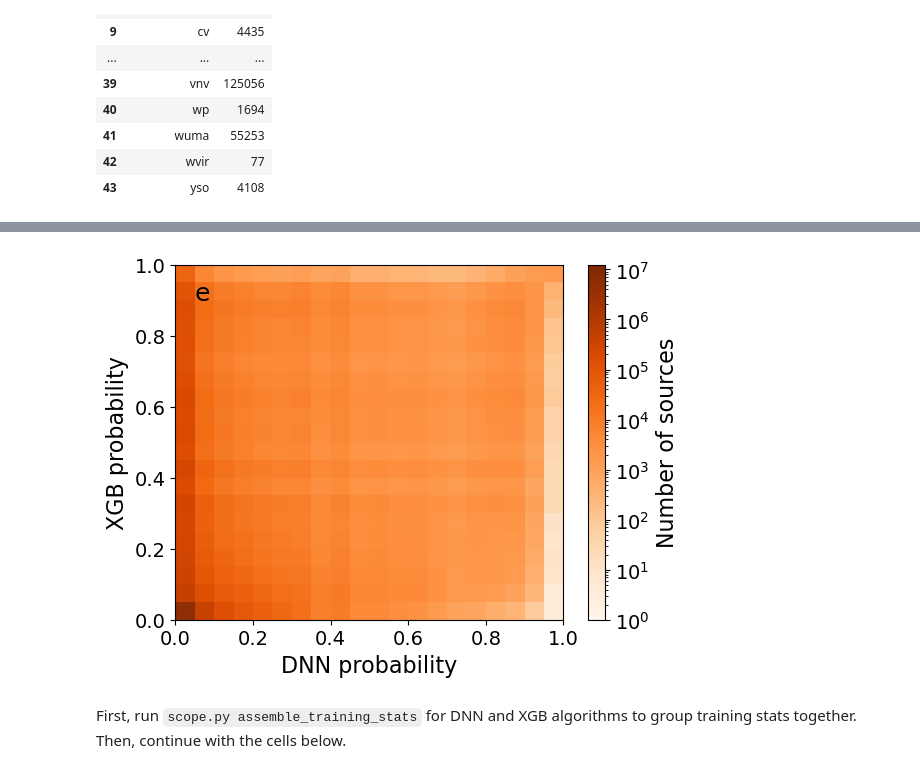
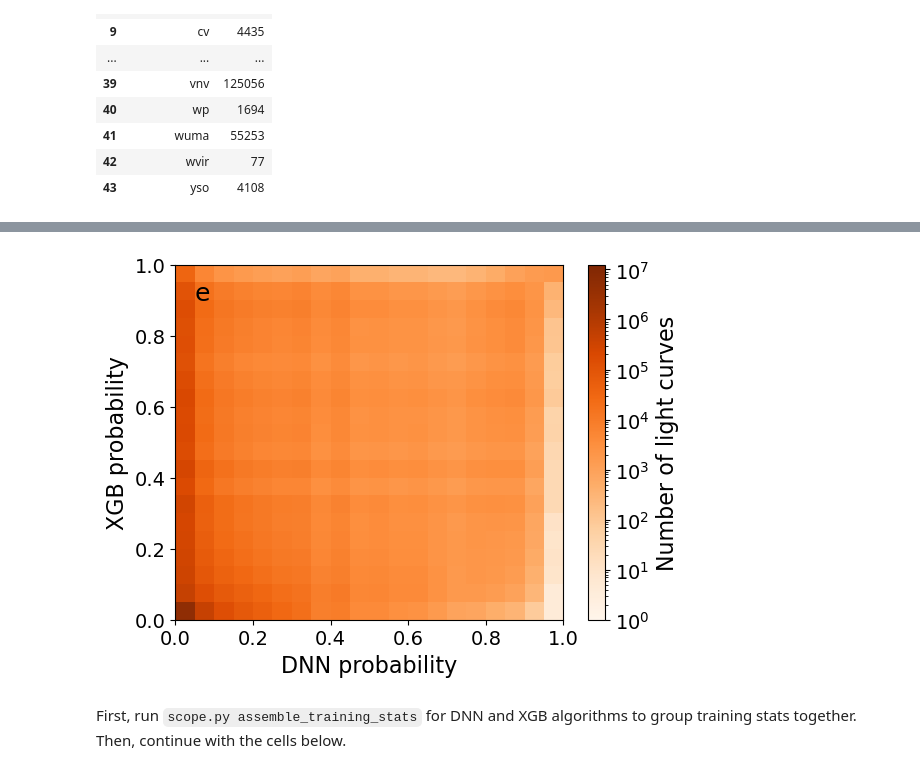
Before and after one commit to ZwickyTransientFacility/scope-ml, a Jupyter notebook: tools/SCoPe_data_analysis_plots.ipynb, the cells around one changed output, grey strips where cells are left out. Drawn from its saved outputs; the diff is of its cells as text; code cells hidden in the pictures.

```diff
--- a/tools/SCoPe_data_analysis_plots.ipynb
+++ b/tools/SCoPe_data_analysis_plots.ipynb
@@ -172,10 +162,12 @@ class_compare('e') #insert whichever classification
 # %%
 #function to compare dnn and xgb preds in a 2d histogram/heat map
 def heatmap(classif):
-    fig = plt.figure(figsize=(6,4.5))
     table = pd.DataFrame(columns = ['dnn', 'xgb'])
     table['dnn'] = dnn_xgb_preds[classif + '_dnn']
     table['xgb'] = dnn_xgb_preds[classif + '_xgb']
+    table['new'] = np.where(((table['dnn'] < threshold) & (table['xgb'] < threshold)) | ((table['dnn'] >= threshold) & (table['xgb'] >= threshold)), 'Agree', 'Disagree')
+
+    fig = plt.figure(figsize=(6,4.5))
     heat_plot = plt.hist2d(table['dnn'], table['xgb'], bins = [np.arange(0,1.05,1/20), np.arange(0,1.05,1/20)], norm = mpl.colors.LogNorm(vmin=1, vmax=len(dnn_xgb_preds)), cmap = mpl.cm.Oranges)
     plt.xlabel('DNN probability', fontsize=16)
     plt.ylabel('XGB probability', fontsize=16)
@@ -187,12 +179,19 @@ def heatmap(classif):
     plt.tight_layout()
     cbar = plt.colorbar()
     cbar.ax.tick_params(labelsize=14)
-    cbar.set_label('Number of sources', size=16)
-    return fig
+    cbar.set_label('Number of light curves', size=16)
+
+    count_agree = 0
+    for row in table['new']:
+        if row == 'Agree':
+            count_agree += 1
+    agreement = np.round(count_agree / len(dnn_xgb_preds), 2)
+
+    return fig, agreement
 # %%
-fig = heatmap('e')
+fig, agreement = heatmap('e')
 # %% [output]
-[figure, old version]
+[figure, new version]
 # %%
 import json
 import glob
```
Also changed, not shown: parts of 48 cells of this notebook.
